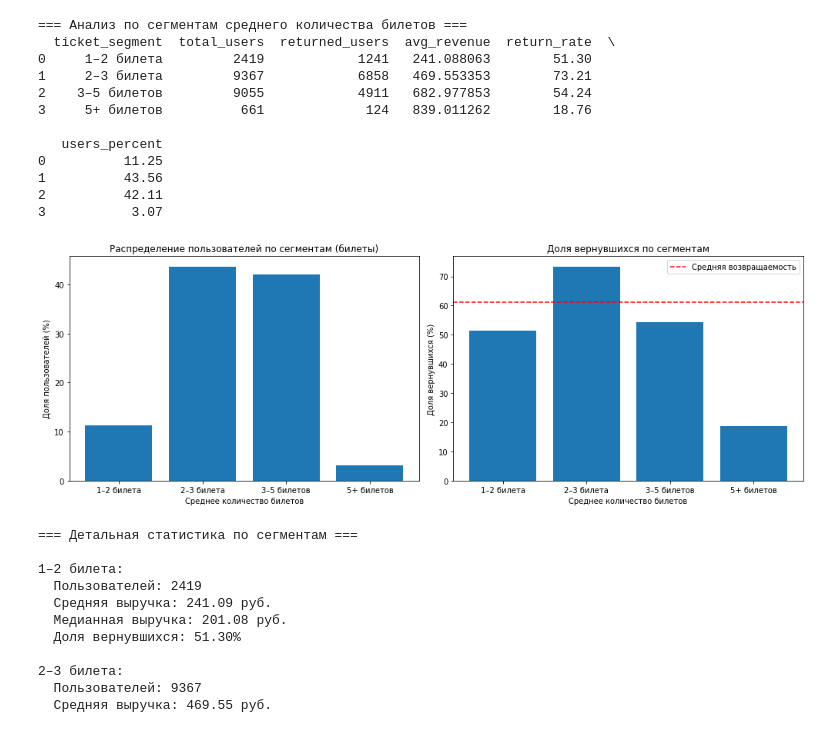
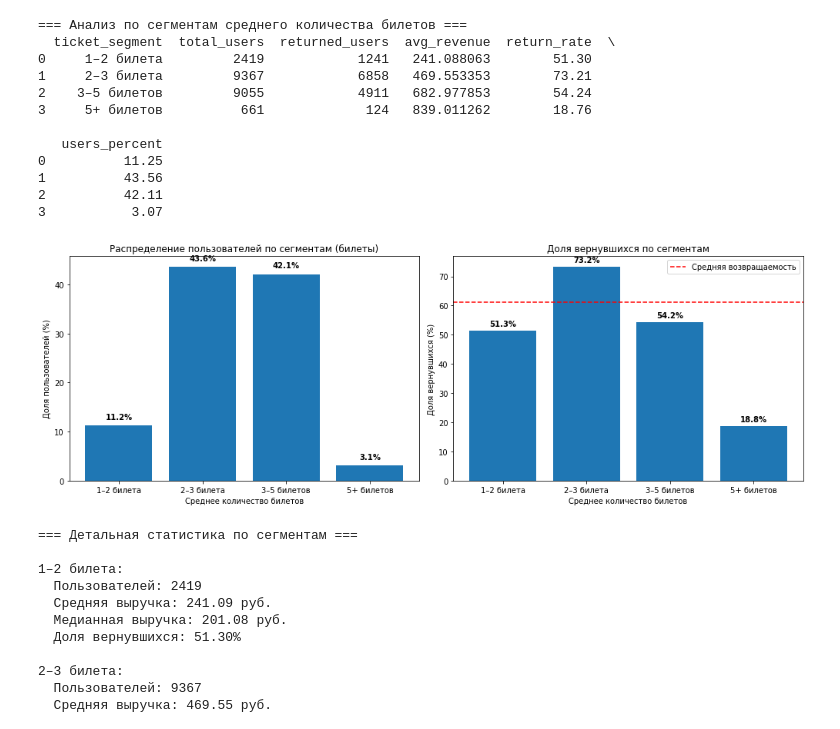
Before and after one commit to StanSwan/data_analysis_project, a Jupyter notebook: Yandex_Afisha_User_Loyalty_Analysis_V01.ipynb, the cells around one changed output. Cells and saved outputs as stored; diff of their text form; code cells hidden in the pictures.

```diff
--- a/Yandex_Afisha_User_Loyalty_Analysis_V01.ipynb
+++ b/Yandex_Afisha_User_Loyalty_Analysis_V01.ipynb
@@ -1060,39 +1060,50 @@ service_returns = analyze_return_by_segment(user_profile_main, 'first_service',
 # Визуализация
 fig, axes = plt.subplots(2, 2, figsize=(14, 10))
 
+# Функция для добавления значений на столбцы
+def add_values(bars, ax):
+    for bar in bars:
+        height = bar.get_height()
+        ax.text(bar.get_x() + bar.get_width()/2., height + 0.5,
+                f'{height:.1f}%', ha='center', va='bottom', fontsize=9, fontweight='bold')
+
 # Устройства
-axes[0,0].bar(device_returns['first_device'], device_returns['return_rate'])
+bars0 = axes[0,0].bar(device_returns['first_device'], device_returns['return_rate'])
 axes[0,0].axhline(y=user_profile_main['is_two'].mean()*100, color='r', linestyle='--', label='Средняя')
 axes[0,0].set_title('Доля возвратов по типу устройства')
 axes[0,0].set_ylabel('Доля вернувшихся (%)')
 axes[0,0].legend()
+add_values(bars0, axes[0,0])
 
 # Типы мероприятий (топ-7)
 event_returns_sorted = event_returns.sort_values('return_rate', ascending=False)
-axes[0,1].bar(event_returns_sorted['first_event_type'], event_returns_sorted['return_rate'])
+bars1 = axes[0,1].bar(event_returns_sorted['first_event_type'], event_returns_sorted['return_rate'])
 axes[0,1].axhline(y=user_profile_main['is_two'].mean()*100, color='r', linestyle='--', label='Средняя')
 axes[0,1].set_title('Доля возвратов по типу мероприятия')
 axes[0,1].set_ylabel('Доля вернувшихся (%)')
 axes[0,1].tick_params(axis='x', rotation=45)
 axes[0,1].legend()
+add_values(bars1, axes[0,1])
 
 # Регионы (топ-10 по количеству пользователей)
 region_returns_top10 = region_returns.head(10)
-axes[1,0].bar(region_returns_top10['first_region'], region_returns_top10['return_rate'])
+bars2 = axes[1,0].bar(region_returns_top10['first_region'], region_returns_top10['return_rate'])
 axes[1,0].axhline(y=user_profile_main['is_two'].mean()*100, color='r', linestyle='--', label='Средняя')
 axes[1,0].set_title('Доля возвратов по топ-10 регионам')
 axes[1,0].set_ylabel('Доля вернувшихся (%)')
 axes[1,0].tick_params(axis='x', rotation=45)
 axes[1,0].legend()
+add_values(bars2, axes[1,0])
 
 # Операторы (топ-10 по количеству пользователей)
 service_returns_top10 = service_returns.head(10)
-axes[1,1].bar(service_returns_top10['first_service'], service_returns_top10['return_rate'])
+bars3 = axes[1,1].bar(service_returns_top10['first_service'], service_returns_top10['return_rate'])
 axes[1,1].axhline(y=user_profile_main['is_two'].mean()*100, color='r', linestyle='--', label='Средняя')
 axes[1,1].set_title('Доля возвратов по топ-10 операторам')
 axes[1,1].set_ylabel('Доля вернувшихся (%)')
 axes[1,1].tick_params(axis='x', rotation=45)
 axes[1,1].legend()
+add_values(bars3, axes[1,1])
 
 plt.tight_layout()
 plt.show()
@@ -1532,25 +1543,35 @@ print(ticket_analysis)
 # %%
 # Визуализация
 fig, axes = plt.subplots(1, 2, figsize=(14, 5))
 
+# Функция для добавления значений на столбцы
+def add_values(bars, ax, offset=1.0):
+    for bar in bars:
+        height = bar.get_height()
+        ax.text(bar.get_x() + bar.get_width()/2., height + offset,
+                f'{height:.1f}%', ha='center', va='bottom',
+                fontsize=10, fontweight='bold')
+
 # Доля пользователей по сегментам
-axes[0].bar(ticket_analysis['ticket_segment'], ticket_analysis['users_percent'])
+bars0 = axes[0].bar(ticket_analysis['ticket_segment'], ticket_analysis['users_percent'])
 axes[0].set_title('Распределение пользователей по сегментам (билеты)')
 axes[0].set_xlabel('Среднее количество билетов')
 axes[0].set_ylabel('Доля пользователей (%)')
+add_values(bars0, axes[0], offset=1.0)
 
 # Доля возвратов по сегментам
-axes[1].bar(ticket_analysis['ticket_segment'], ticket_analysis['return_rate'])
+bars1 = axes[1].bar(ticket_analysis['ticket_segment'], ticket_analysis['return_rate'])
 axes[1].axhline(y=user_profile_main['is_two'].mean()*100, color='r', linestyle='--', label='Средняя возвращаемость')
 axes[1].set_title('Доля вернувшихся по сегментам')
 axes[1].set_xlabel('Среднее количество билетов')
 axes[1].set_ylabel('Доля вернувшихся (%)')
 axes[1].legend()
+add_values(bars1, axes[1], offset=1.0)
 
 plt.tight_layout()
 plt.show()
 # %% [output]
-[figure, old version]
+[figure, new version]
 # %%
 # Детальная статистика
 print("\n=== Детальная статистика по сегментам ===")
```
Also changed, not shown: parts of 25 cells of this notebook.
